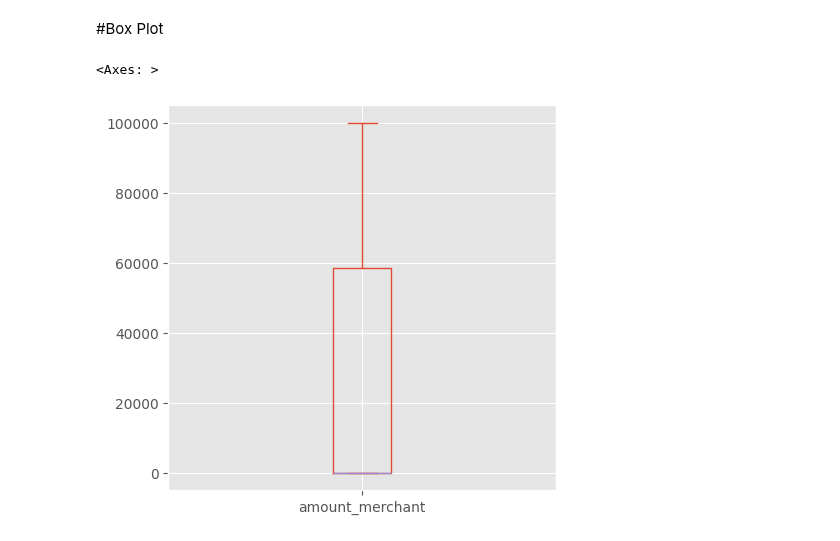
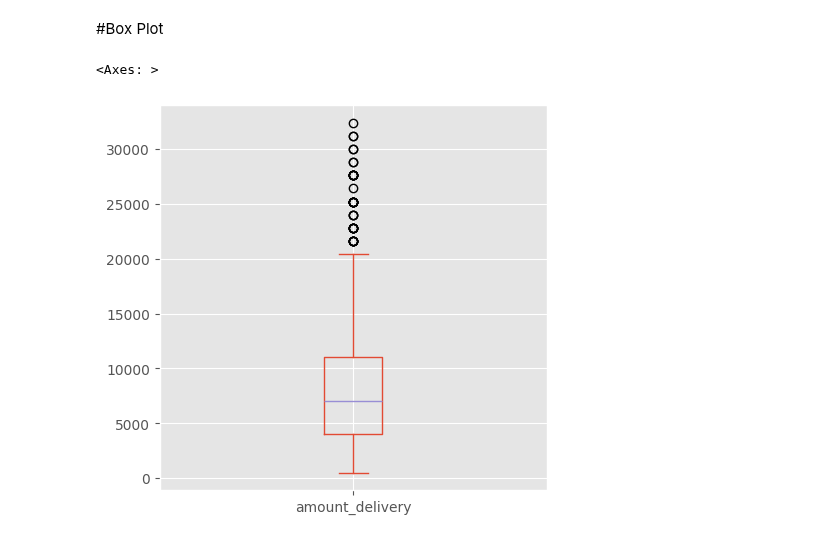
Before and after one commit to IdhamAbidinKaisilay/BelajarDataAnalyst, a Jupyter notebook: Pandas_VisualisasiData.ipynb, the cells around one changed output. Cells and saved outputs as stored; diff of their text form; code cells hidden in the pictures.

```diff
--- a/Pandas_VisualisasiData.ipynb
+++ b/Pandas_VisualisasiData.ipynb
@@ -84,7 +84,7 @@ df['mode'].value_counts().plot(kind='barh', width=0.9, color=['lightgreen', 'y',
 # %% [markdown]
 #Box Plot
 # %%
-df.plot(kind='box', y='amount_merchant', figsize = (5,5))
+df.plot(kind='box', y='amount_delivery', figsize = (5,5))
 # %% [output]
 <Axes: >
-[figure, old version]
+[figure, new version]
```
Also changed, not shown: parts of 2 cells of this notebook.
